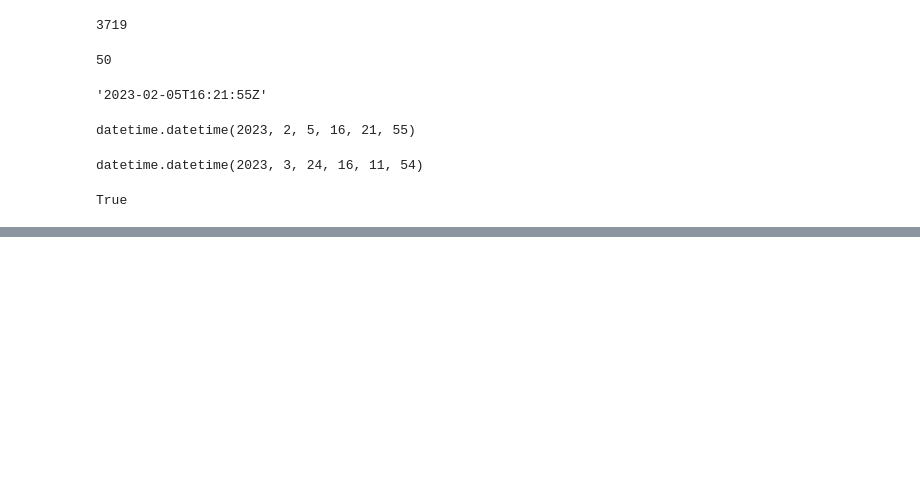
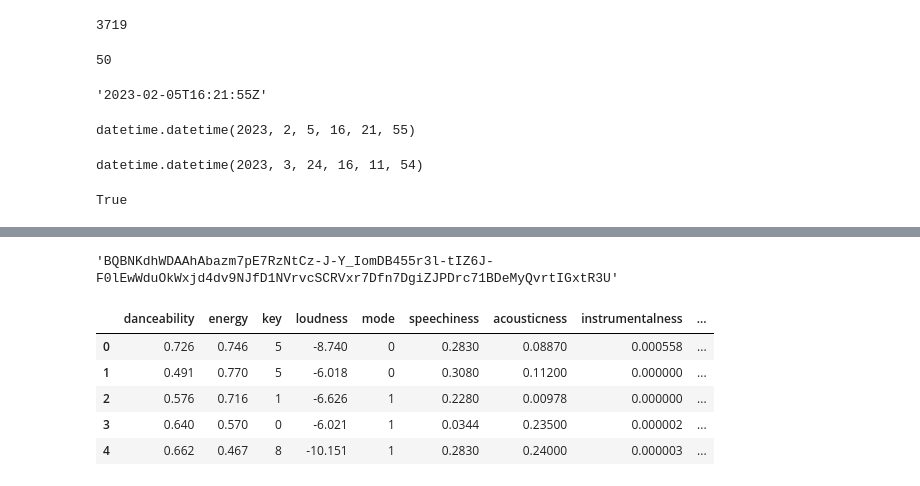
Before and after one commit to Temper-Tunes-Senior-Design-Project/song-classification, a Jupyter notebook: Research and Development/Retrieving Data/Spotipy/getUserLikedSongsAndInfo.ipynb, the cells around one changed output, grey strips where cells are left out. Cells and saved outputs as stored; diff of their text form; code cells hidden in the pictures; blank space fills up the shorter version.

```diff
--- a/Research and Development/Retrieving Data/Spotipy/getUserLikedSongsAndInfo.ipynb
+++ b/Research and Development/Retrieving Data/Spotipy/getUserLikedSongsAndInfo.ipynb
@@ -207,0 +372,36 @@ True
+# %%
+access_token
+# %% [output]
+'BQBNKdhWDAAhAbazm7pE7RzNtCz-J-Y_IomDB455r3l-tIZ6J-F0lEwWduOkWxjd4dv9NJfD1NVrvcSCRVxr7Dfn7DgiZJPDrc71BDeMyQvrtIGxtR3U'
+# %%
+import requests
+def retrieveTrackFeaturesToken(access_token, track_ids):
+    headers = {
+        'Authorization': f'Bearer {access_token}',
+        'Content-Type': 'application/json'
+    }
+    dfs = []
+    for i in range(0, len(track_ids), 50):
+        # Construct the URL for the current offset
+        url = 'https://api.spotify.com/v1/audio-features'
+        params = {'ids': ','.join(track_ids[i:i+50])}
+
+        # Make the request to the API
+        response = requests.get(url, headers=headers, params=params)
+        if response.status_code == 200:
+            # Convert the response to a DataFrame
+            data = response.json()['audio_features']
+            df = pd.DataFrame(data)
+
+            # Remove columns that we don't need
+            df = df.drop(['type', 'uri', 'analysis_url', 'track_href','id'], axis=1)
+
+            # Append to list of dataframes
+            dfs.append(df)
+        else:
+            print('Error: ', response.status_code)
+
+    # Concatenate all dataframes into a single one
+    features_df = pd.concat(dfs, ignore_index=True)
+
+    return features_df
@@ -207,0 +446,11 @@ True
+# %%
+featuresToken = retrieveTrackFeaturesToken(access_token, track_ids[0:50])
+# %%
+featuresToken.head()
+# %% [output]
+|  | danceability | energy | key | loudness | mode | speechiness | acousticness | instrumentalness | ... |
+| 0 | 0.726 | 0.746 | 5 | -8.740 | 0 | 0.2830 | 0.08870 | 0.000558 | ... |
+| 1 | 0.491 | 0.770 | 5 | -6.018 | 0 | 0.3080 | 0.11200 | 0.000000 | ... |
+| 2 | 0.576 | 0.716 | 1 | -6.626 | 1 | 0.2280 | 0.00978 | 0.000000 | ... |
+| 3 | 0.640 | 0.570 | 0 | -6.021 | 1 | 0.0344 | 0.23500 | 0.000002 | ... |
+| 4 | 0.662 | 0.467 | 8 | -10.151 | 1 | 0.2830 | 0.24000 | 0.000003 | ... |
```
Also changed, not shown: parts of 26 cells of this notebook.
